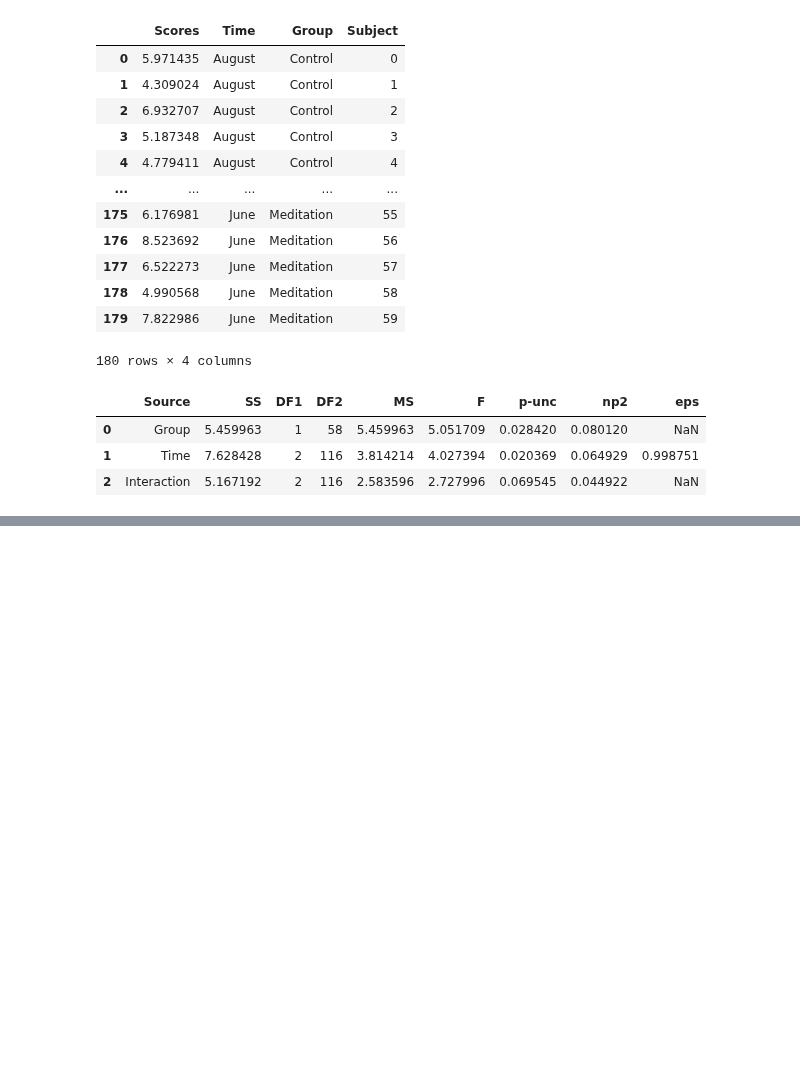
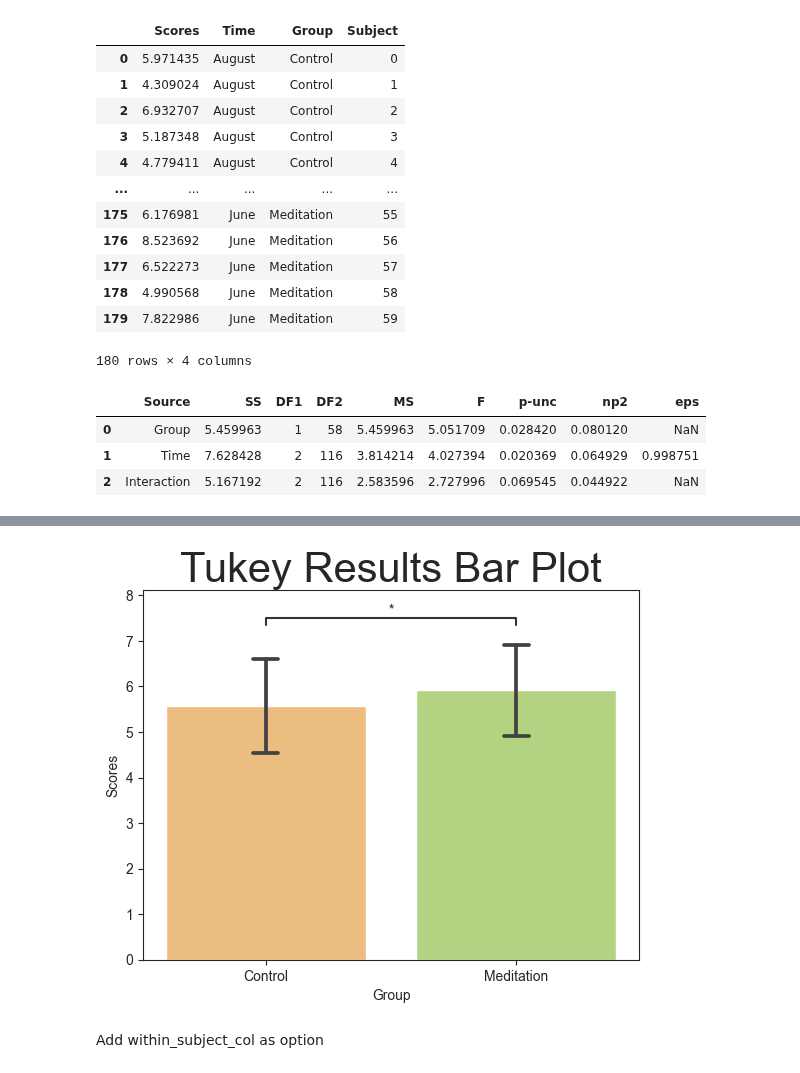
Before and after one commit to tlint101/py50, a Jupyter notebook: tutorials/007_parametric_tutorial.ipynb, the cells around one changed output, grey strips where cells are left out. Cells and saved outputs as stored; diff of their text form; code cells hidden in the pictures; blank space fills up the shorter version.

```diff
--- a/tutorials/007_parametric_tutorial.ipynb
+++ b/tutorials/007_parametric_tutorial.ipynb
@@ -183,0 +198,3 @@ TypeError: get_mixed_anova() missing 1 required positional argument: 'data'
+# %%
+plot.bar_plot(data=data, test='tukey', value_col='Scores', group_col='Group', title='Tukey Results Bar Plot', title_fontsize=30, palette='RdYlGn', return_df=True)
+# %% [output]
@@ -183,0 +203,3 @@ TypeError: get_mixed_anova() missing 1 required positional argument: 'data'
+[figure, added]
+# %% [markdown]
+Add within_subject_col as option
```
Also changed, not shown: parts of 11 cells of this notebook, 1 other file.
